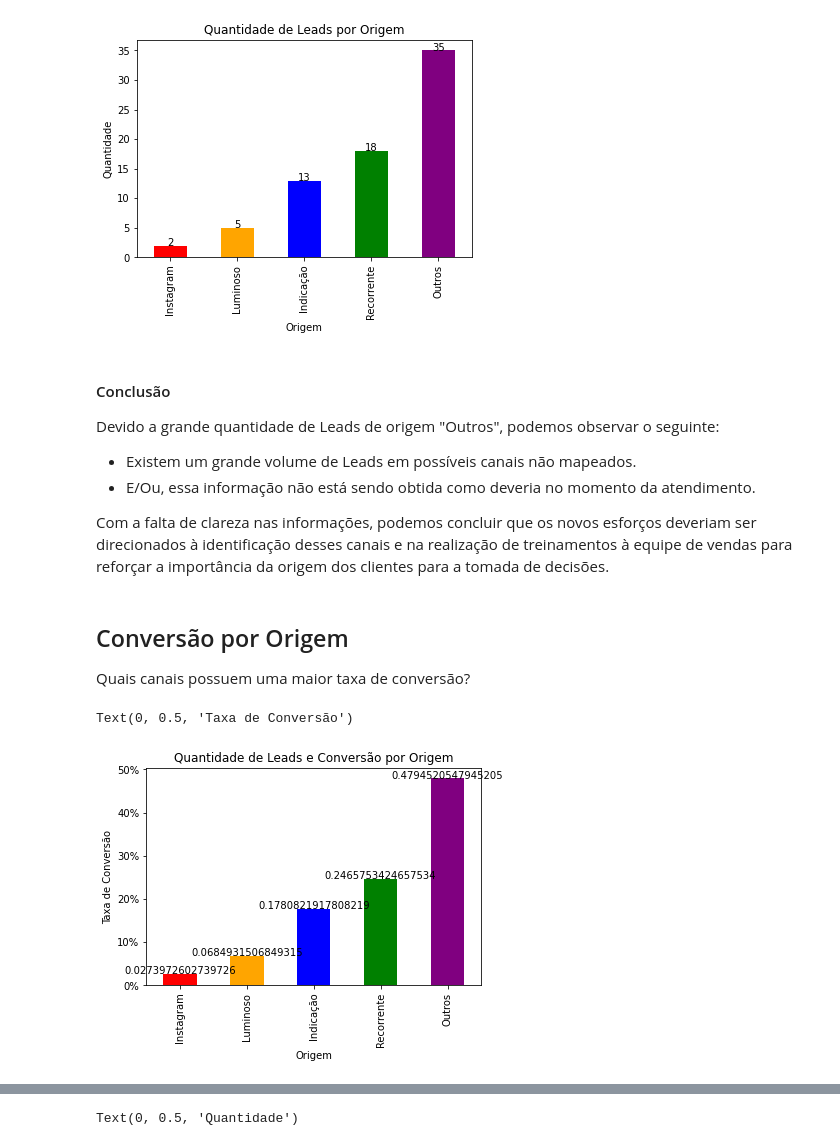
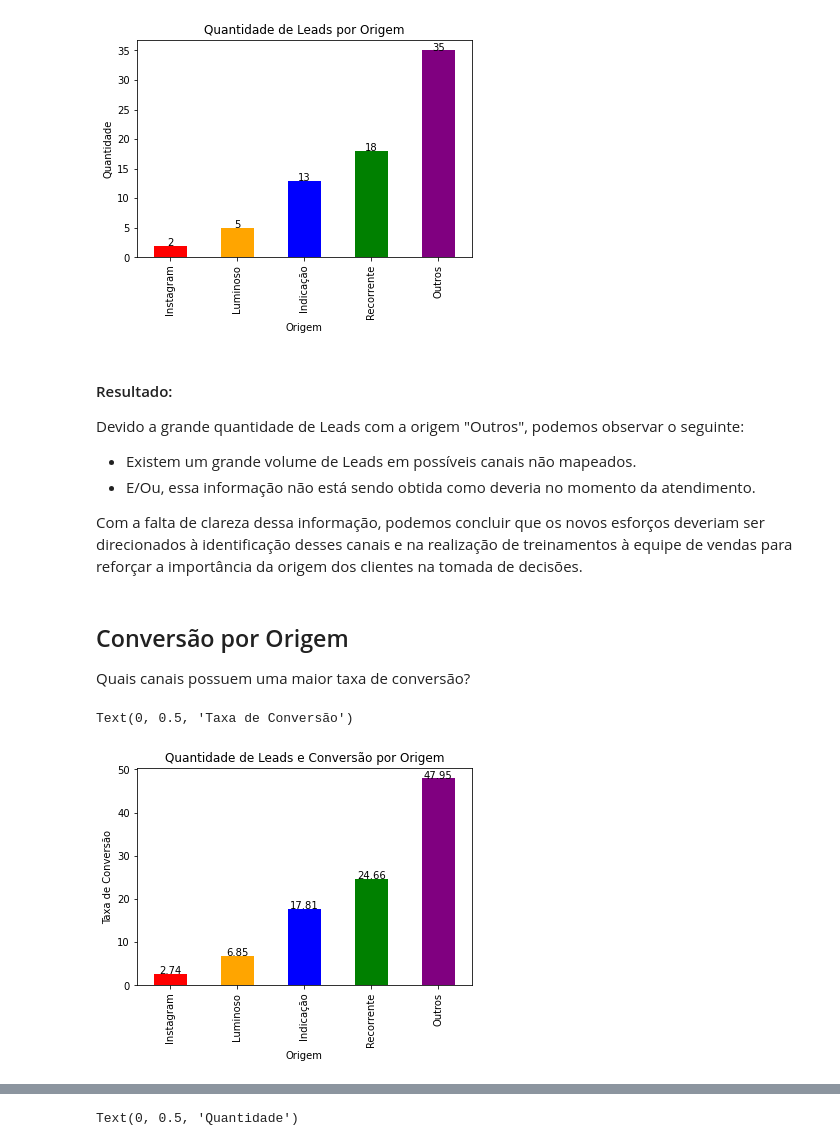
Before and after one commit to hgosouza1/Data-Science, a Jupyter notebook: Projeto Pessoal/Estética Automotiva/relatorio_geral_negocio.ipynb, the cells around one changed output, grey strips where cells are left out. Drawn from its saved outputs; the diff is of its cells as text; code cells hidden in the pictures.

```diff
--- a/Projeto Pessoal/Estética Automotiva/relatorio_geral_negocio.ipynb
+++ b/Projeto Pessoal/Estética Automotiva/relatorio_geral_negocio.ipynb
@@ -157,46 +164,46 @@ plt.ylabel('Quantidade')
 Text(0, 0.5, 'Quantidade')
 [figure]
 # %% [markdown]
-#### Conclusão
+#### Resultado:
 
-Devido a grande quantidade de Leads de origem "Outros", podemos observar o seguinte:
+Devido a grande quantidade de Leads com a origem "Outros", podemos observar o seguinte:
 
 - Existem um grande volume de Leads em possíveis canais não mapeados.
 - E/Ou, essa informação não está sendo obtida como deveria no momento da atendimento.
 
-Com a falta de clareza nas informações, podemos concluir que os novos esforços deveriam ser direcionados à identificação desses canais e na realização de treinamentos à equipe de vendas para reforçar a importância da origem dos clientes para a tomada de decisões.
+Com a falta de clareza dessa informação, podemos concluir que os novos esforços deveriam ser direcionados à identificação desses canais e na realização de treinamentos à equipe de vendas para reforçar a importância da origem dos clientes na tomada de decisões.
 # %% [markdown]
 ## Conversão por Origem
 Quais canais possuem uma maior taxa de conversão?
 # %%
 #Calculando a taxa de conversão por origem
 taxa = ((dados.situacao == "FECHADO").sum() and dados.groupby(['origem']).size())/dados.ID.count()
 
 #Ordenando os dados em ordem crescente
 taxa = taxa.sort_values()
+
+#Arredondando a taxa
+taxa = round(taxa * 100, 2)
 
 #Função para adicionar os rótulos de valor
 def labeltaxa(x,y):
     for i in range(len(x)):
         plt.text(i, y[i], y[i], ha = 'center')
 
 x = taxa
 y = taxa
 
 #Gerando o gráfico e alterando as cores
 grafico = taxa.plot.bar(color=['red', 'orange', 'blue', 'green', 'purple'])
 
-#Convertendo o formato do eixo "y" para percentual
-grafico.yaxis.set_major_formatter(FuncFormatter(lambda y, _: '{:.0%}'.format(y)))
-
 #Títulos e nome dos eixos
-labeltaxa(x, y)
+labeltaxa(x,y)
 plt.title('Quantidade de Leads e Conversão por Origem')
 plt.xlabel('Origem')
 plt.ylabel('Taxa de Conversão')
 # %% [output]
 Text(0, 0.5, 'Taxa de Conversão')
-[figure, old version]
+[figure, new version]
 # %% [markdown]
 ## Temperatura dos Leads
 Qual o nível de interesse dos Leads pelos serviços prestados?
```
Also changed, not shown: parts of 20 cells of this notebook.
